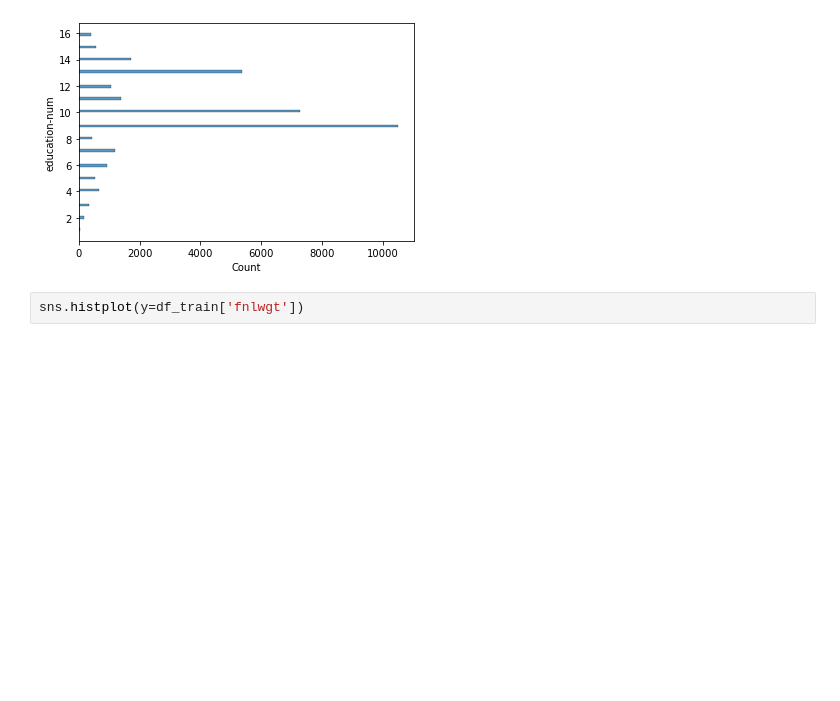
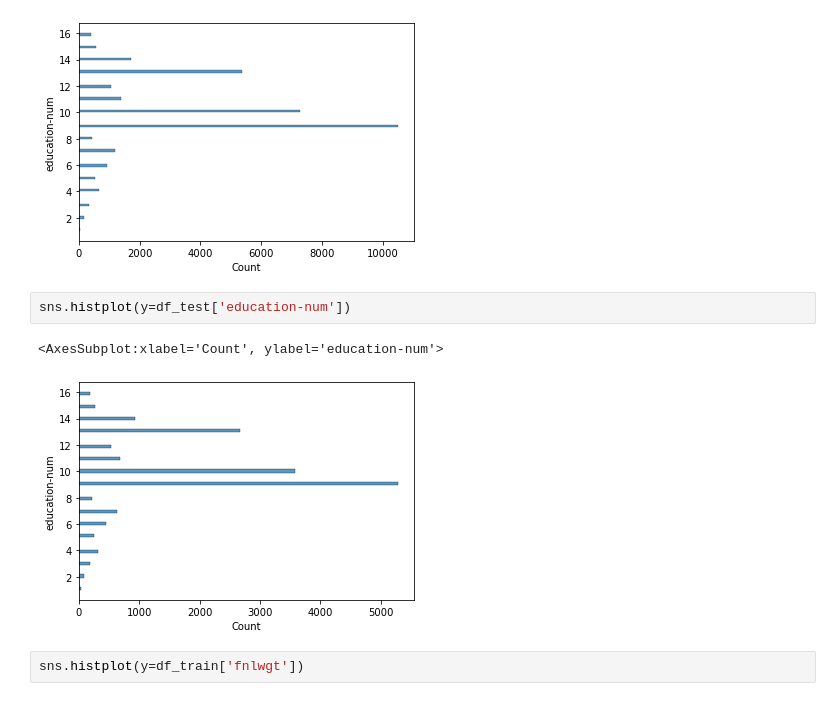
Before and after one commit to luismoralesphysics/Aunalytics_DA_assessment, a Jupyter notebook: segmentation.ipynb, the cells around one changed output. Cells and saved outputs as stored; diff of their text form; blank space fills up the shorter version.

```diff
--- a/segmentation.ipynb
+++ b/segmentation.ipynb
@@ -42,6 +47,11 @@ sns.histplot(y=df_train['education-num'])
 # %% [output]
 <AxesSubplot:xlabel='Count', ylabel='education-num'>
 [figure]
+# %%
+sns.histplot(y=df_test['education-num'])
+# %% [output]
+<AxesSubplot:xlabel='Count', ylabel='education-num'>
+[figure, added]
 # %%
 sns.histplot(y=df_train['fnlwgt'])
 # %% [output]
```
Also changed, not shown: parts of 7 cells of this notebook.
